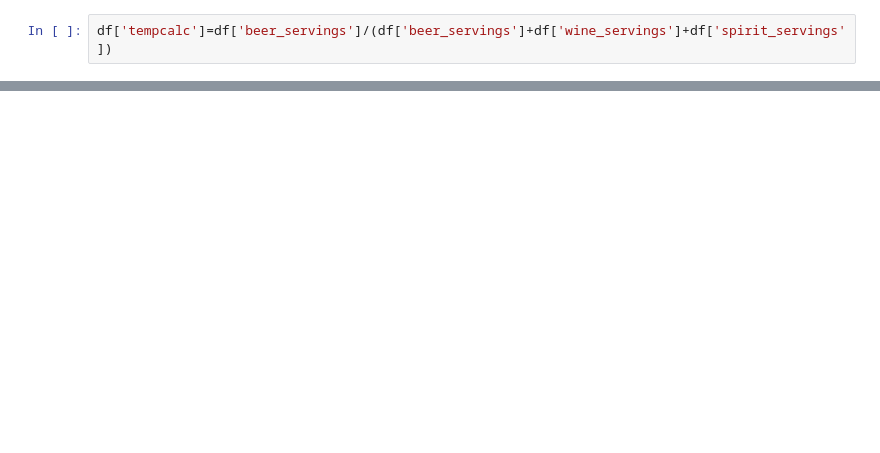
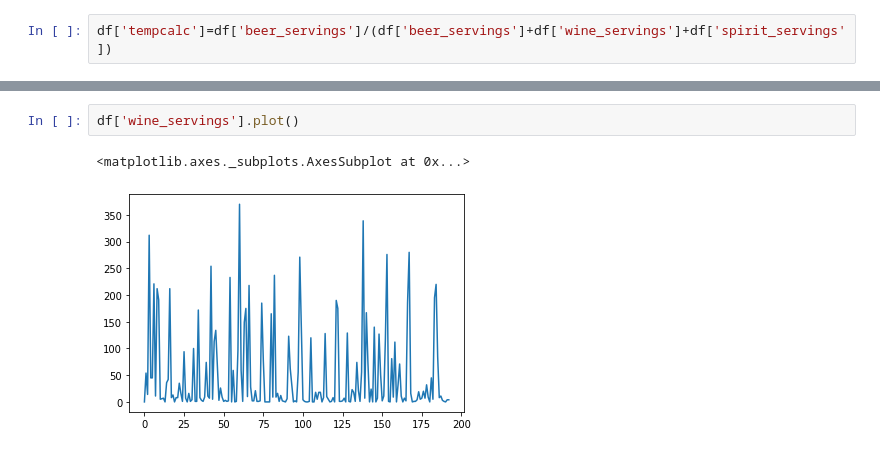
Before and after one commit to naranjitoct/UPCT_IA_2022, a Jupyter notebook: 00_Data_Wrangling.ipynb, the cells around one changed output, grey strips where cells are left out. Drawn from its saved outputs; the diff is of its cells as text; blank space fills up the shorter version.

```diff
--- a/00_Data_Wrangling.ipynb
+++ b/00_Data_Wrangling.ipynb
@@ -245,0 +274,5 @@ df[(df['tempcalc'] < 0.0001)]  # Lo veremos mejor en plots...
+# %%
+df['wine_servings'].plot()
+# %% [output]
+<matplotlib.axes._subplots.AxesSubplot at 0x...>
+[figure, added]
```
Also changed, not shown: parts of 24 cells of this notebook.
